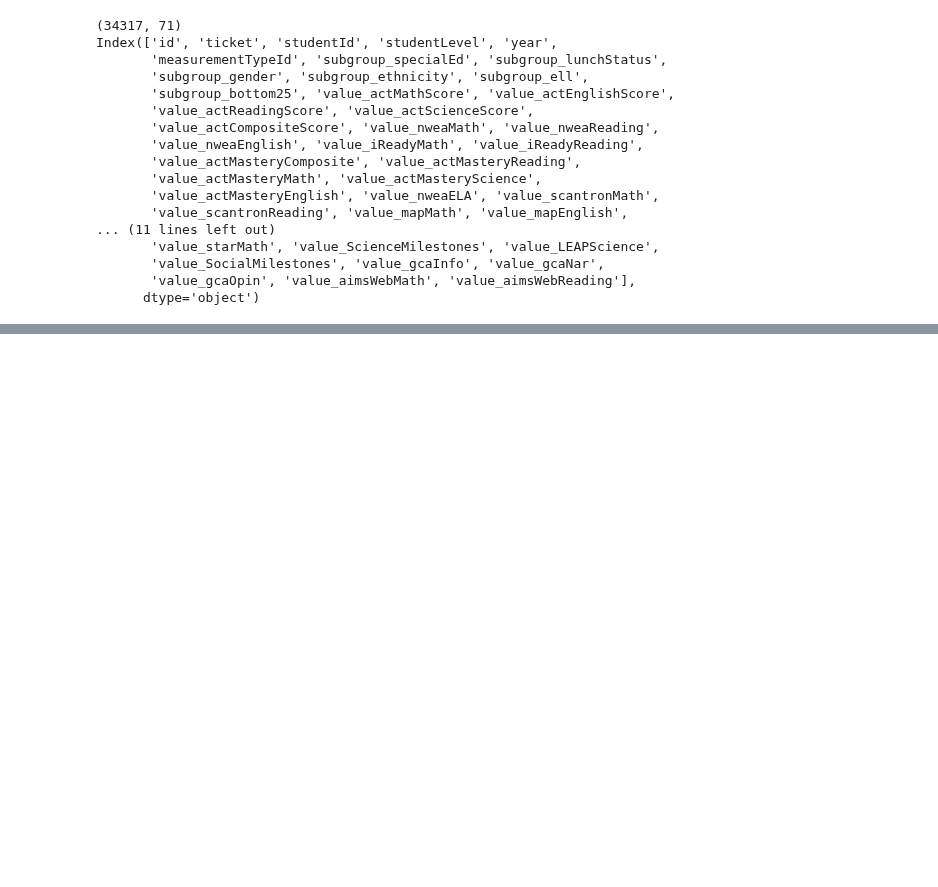
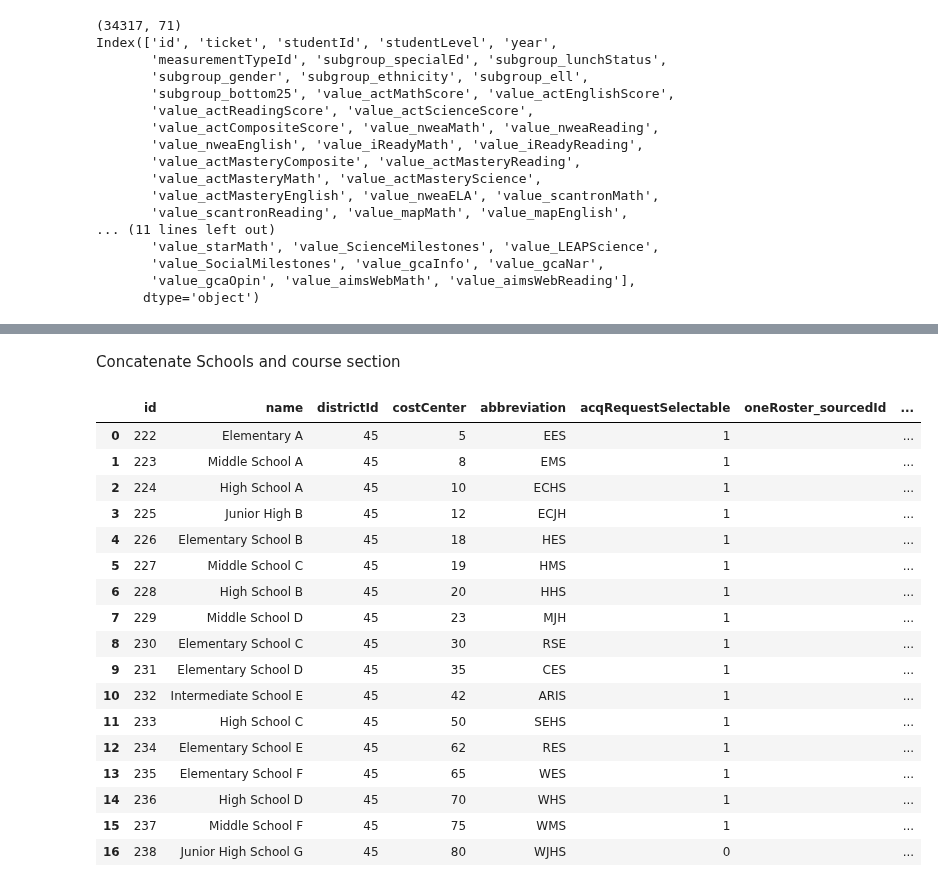
Before and after one commit to level-data-1a/predicting-proficiency, a Jupyter notebook: louisemarie-explore.ipynb, the cells around one changed output, grey strips where cells are left out. Cells and saved outputs as stored; diff of their text form; code cells hidden in the pictures; blank space fills up the shorter version.

```diff
--- a/louisemarie-explore.ipynb
+++ b/louisemarie-explore.ipynb
@@ -207,6 +207,8 @@ name_list
  'Instructional Services',
  'Instructional Support Services',
  'General and Administrative']
+# %%
+schools['name'] = (schools['name'].astype('string'))
 # %%
 cost_center_list = schools['costCenter'].unique().tolist()
 cost_center_list
@@ -553,0 +573,25 @@ scores.describe(include='all')
+# %% [markdown]
+Concatenate Schools and course section
+# %%
+schools_and_courseSection = pd.concat([schools,courseSections], axis=1)
+# %%
+schools_and_courseSection.head(17)
+# %% [output]
+|  | id | name | districtId | costCenter | abbreviation | acqRequestSelectable | oneRoster_sourcedId | ... |
+| 0 | 222 | Elementary A | 45 | 5 | EES | 1 |  | ... |
+| 1 | 223 | Middle School A | 45 | 8 | EMS | 1 |  | ... |
+| 2 | 224 | High School A | 45 | 10 | ECHS | 1 |  | ... |
+| 3 | 225 | Junior High B | 45 | 12 | ECJH | 1 |  | ... |
+| 4 | 226 | Elementary School B | 45 | 18 | HES | 1 |  | ... |
+| 5 | 227 | Middle School C | 45 | 19 | HMS | 1 |  | ... |
+| 6 | 228 | High School B | 45 | 20 | HHS | 1 |  | ... |
+| 7 | 229 | Middle School D | 45 | 23 | MJH | 1 |  | ... |
+| 8 | 230 | Elementary School C | 45 | 30 | RSE | 1 |  | ... |
+| 9 | 231 | Elementary School D | 45 | 35 | CES | 1 |  | ... |
+| 10 | 232 | Intermediate School E | 45 | 42 | ARIS | 1 |  | ... |
+| 11 | 233 | High School C | 45 | 50 | SEHS | 1 |  | ... |
+| 12 | 234 | Elementary School E | 45 | 62 | RES | 1 |  | ... |
+| 13 | 235 | Elementary School F | 45 | 65 | WES | 1 |  | ... |
+| 14 | 236 | High School D | 45 | 70 | WHS | 1 |  | ... |
+| 15 | 237 | Middle School F | 45 | 75 | WMS | 1 |  | ... |
+| 16 | 238 | Junior High School G | 45 | 80 | WJHS | 0 |  | ... |
```
Also changed, not shown: parts of 13 cells of this notebook.
